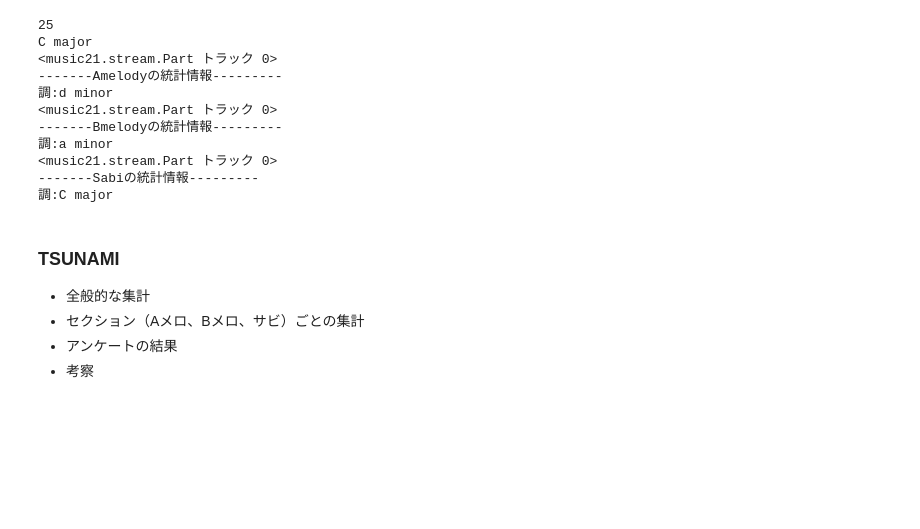
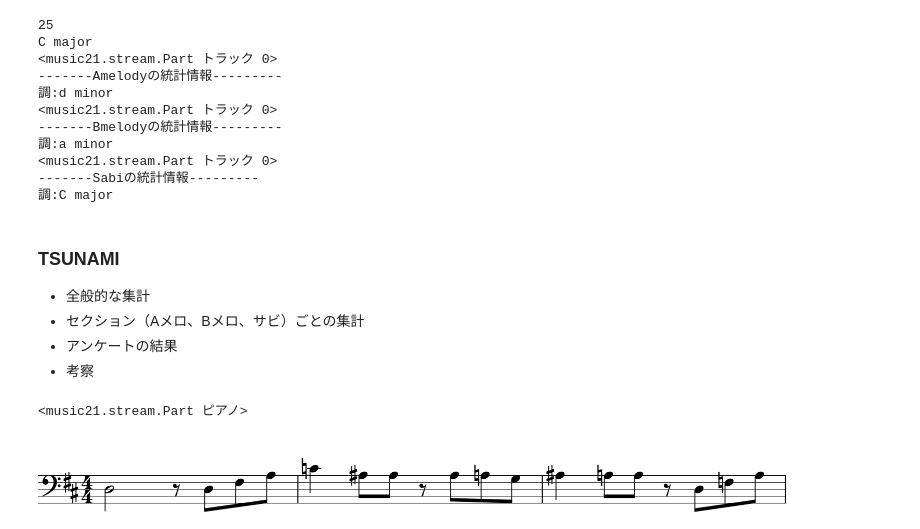
Before and after one commit to LifeEshiniki/sotsuken, a Jupyter notebook: section_analysis_1002.ipynb, the cells around one changed output. Drawn from its saved outputs; the diff is of its cells as text; code cells hidden in the pictures; blank space fills up the shorter version.

```diff
--- a/section_analysis_1002.ipynb
+++ b/section_analysis_1002.ipynb
@@ -296,0 +350,8 @@ class gakuhu_object:
+# %%
+tsunami = gakuhu_object("TSUNAMI","TSUNAMI.xml",[1,16,17,25,25,42])
+# %% [output]
+<music21.stream.Part ピアノ>
+# %%
+t[1].show()
+# %% [output]
+[figure, added]
```
Also changed, not shown: parts of 9 cells of this notebook.
